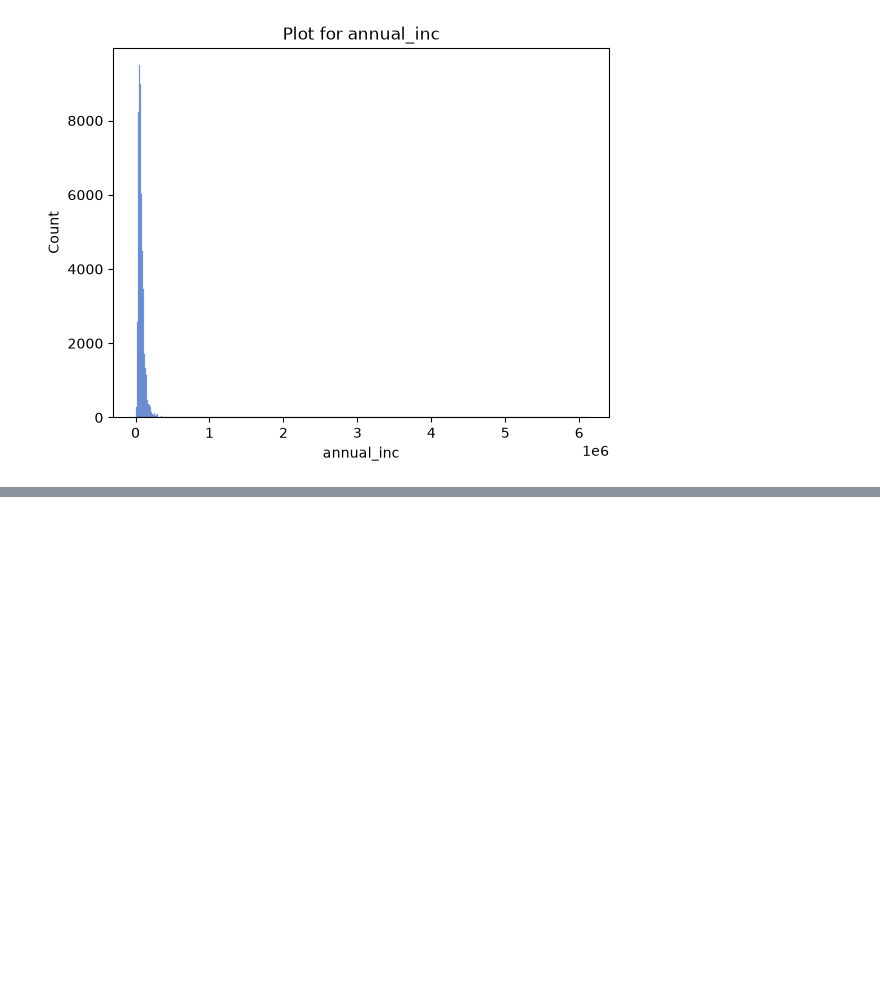
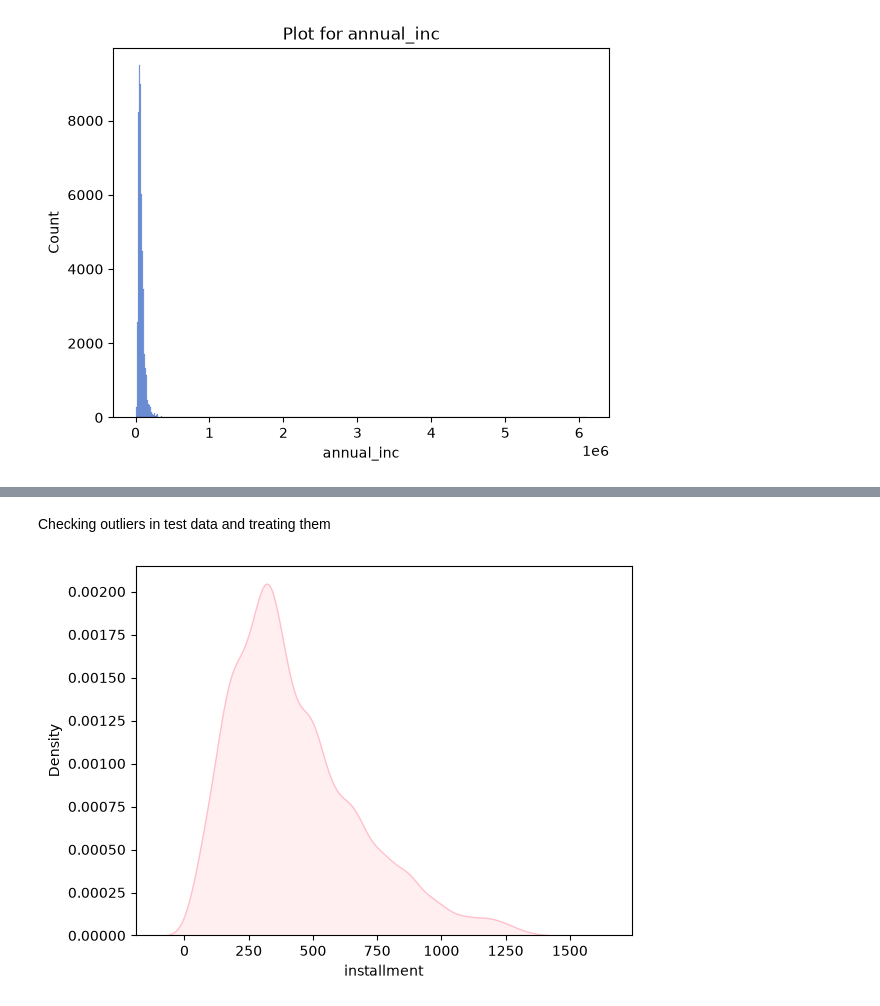
Before and after one commit to venugk81/MLProject-1, a Jupyter notebook: src/ml_trainer/L5 - Data Preprocessing (Practical) Continued/Data Preprocessing2-onehotencoding 9oct.ipynb, the cells around one changed output, grey strips where cells are left out. Drawn from its saved outputs; the diff is of its cells as text; code cells hidden in the pictures; blank space fills up the shorter version.

```diff
--- a/src/ml_trainer/L4 - Data Preprocessing (Practical)/Data Preprocessing.ipynb
+++ b/src/ml_trainer/L5 - Data Preprocessing (Practical) Continued/Data Preprocessing2-onehotencoding 9oct.ipynb
@@ -211,0 +974,2 @@ for c in df_numeric.columns:
+# %%
+X_test = encoder_object.transform(X_test, y_test)
@@ -211,0 +1062,7 @@ for c in df_numeric.columns:
+# %% [markdown]
+Checking outliers in test data and treating them
+# %%
+sns.kdeplot(x = X_test['installment'], fill=True, color='pink')
+plt.show()
+# %% [output]
+[figure, added]
```
Also changed, not shown: parts of 147 cells of this notebook, 6 other files.
